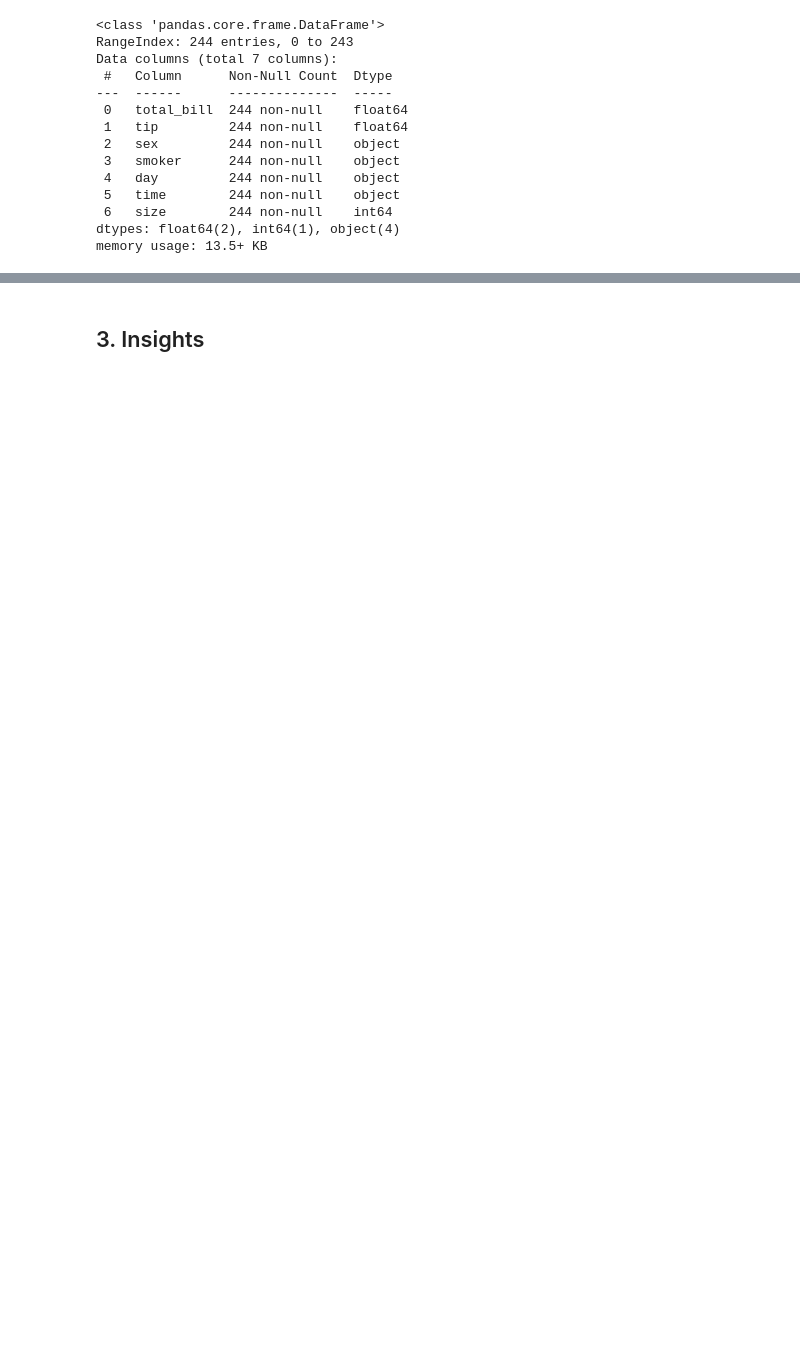
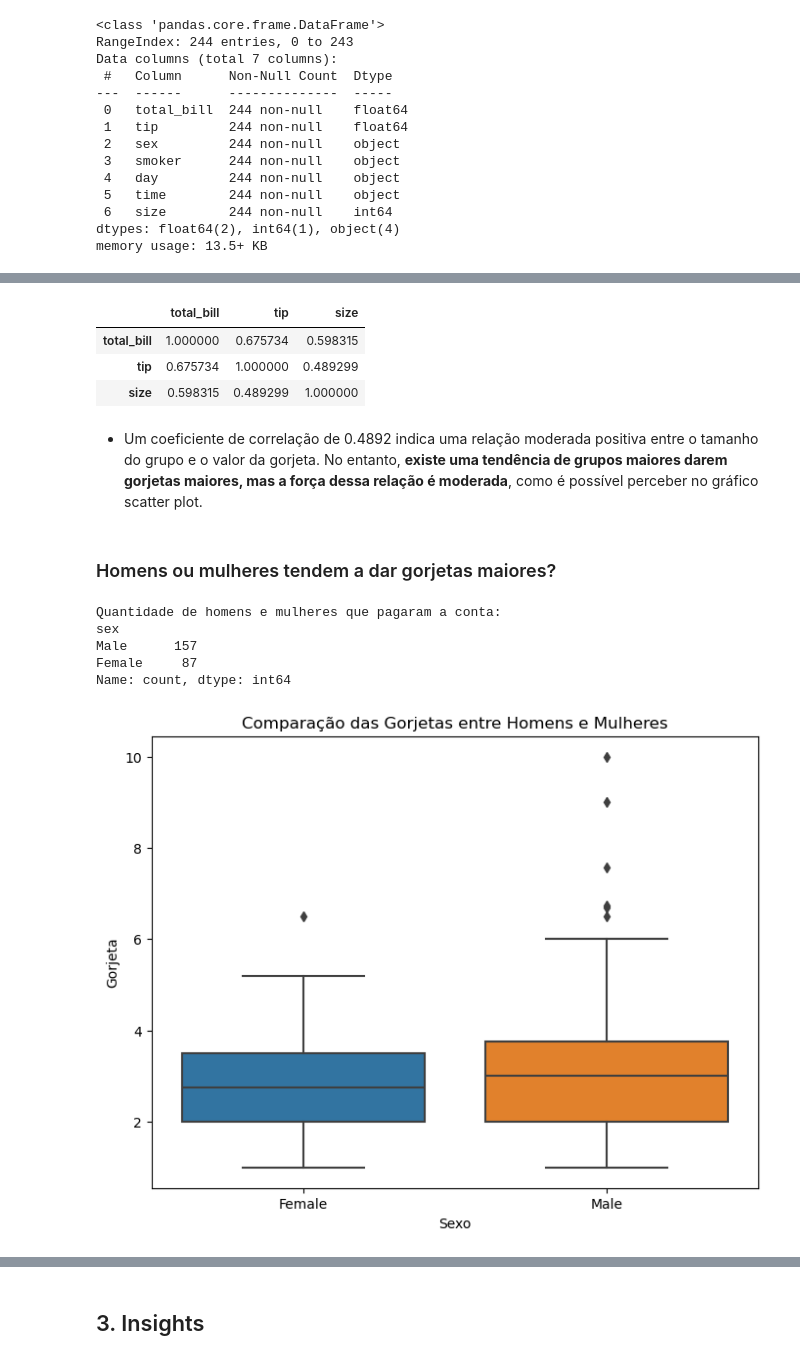
Before and after one commit to ReinboldB/avanti-bootcamp-cdd, a Jupyter notebook: notebooks/01-exploratory_data_analysis.ipynb, the cells around one changed output, grey strips where cells are left out. Drawn from its saved outputs; the diff is of its cells as text; code cells hidden in the pictures; blank space fills up the shorter version.

```diff
--- a/notebooks/01-exploratory_data_analysis.ipynb
+++ b/notebooks/01-exploratory_data_analysis.ipynb
@@ -41,0 +153,33 @@ memory usage: 13.5+ KB
+# %%
+#correlação de Pearson
+df_filter.corr()
+# %% [output]
+|  | total_bill | tip | size |
+| total_bill | 1.000000 | 0.675734 | 0.598315 |
+| tip | 0.675734 | 1.000000 | 0.489299 |
+| size | 0.598315 | 0.489299 | 1.000000 |
+# %% [markdown]
+- Um coeficiente de correlação de 0.4892 indica uma relação moderada positiva entre o tamanho do grupo e o valor da gorjeta. No entanto, **existe uma tendência de grupos maiores darem gorjetas maiores, mas a força dessa relação é moderada**, como é possível perceber no gráfico scatter plot.
+# %% [markdown]
+### Homens ou mulheres tendem a dar gorjetas maiores?
+# %%
+#Primeiro, é necessário entender a quantidade de cada gênero para que a análise não seja
+count_sex = df['sex'].value_counts()
+print("Quantidade de homens e mulheres que pagaram a conta:")
+print(count_sex)
+# %% [output]
+Quantidade de homens e mulheres que pagaram a conta:
+sex
+Male      157
+Female     87
+Name: count, dtype: int64
+# %%
+#Boxplot para entender a comparação entre homens e mulheres
+plt.figure(figsize=(8, 6))
+sns.boxplot(x='sex', y='tip', data=df)
+plt.title('Comparação das Gorjetas entre Homens e Mulheres')
+plt.xlabel('Sexo')
+plt.ylabel('Gorjeta')
+plt.show()
+# %% [output]
+[figure, added]
```
Also changed, not shown: parts of 44 cells of this notebook, 3 other files.
